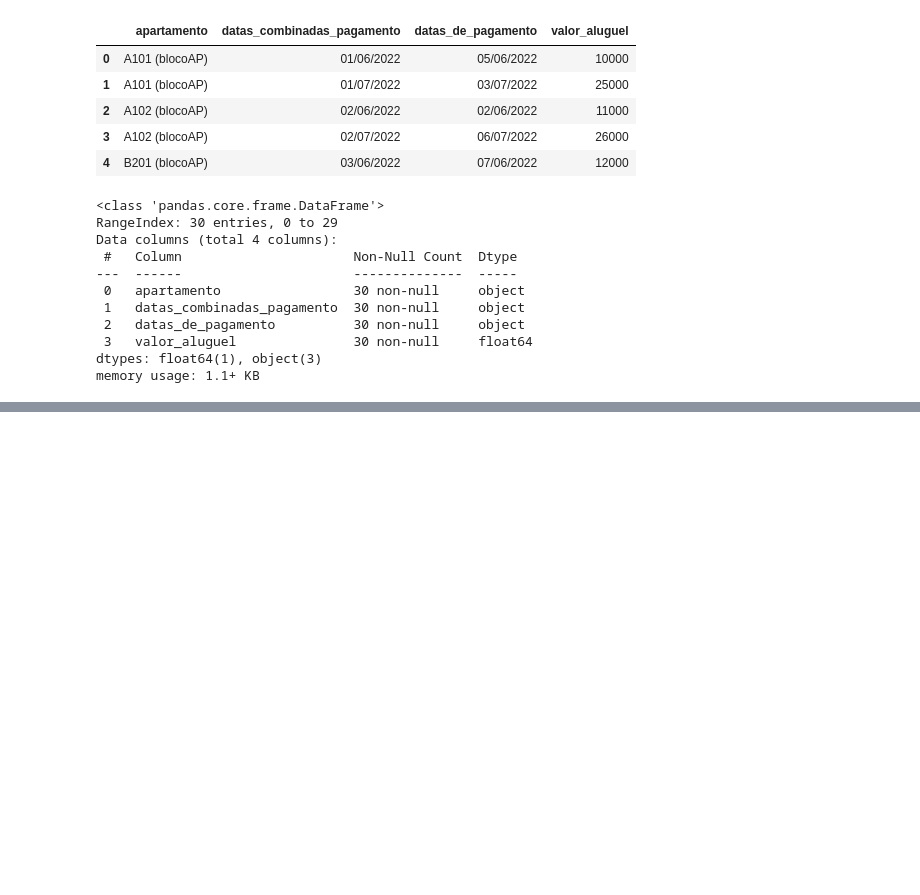
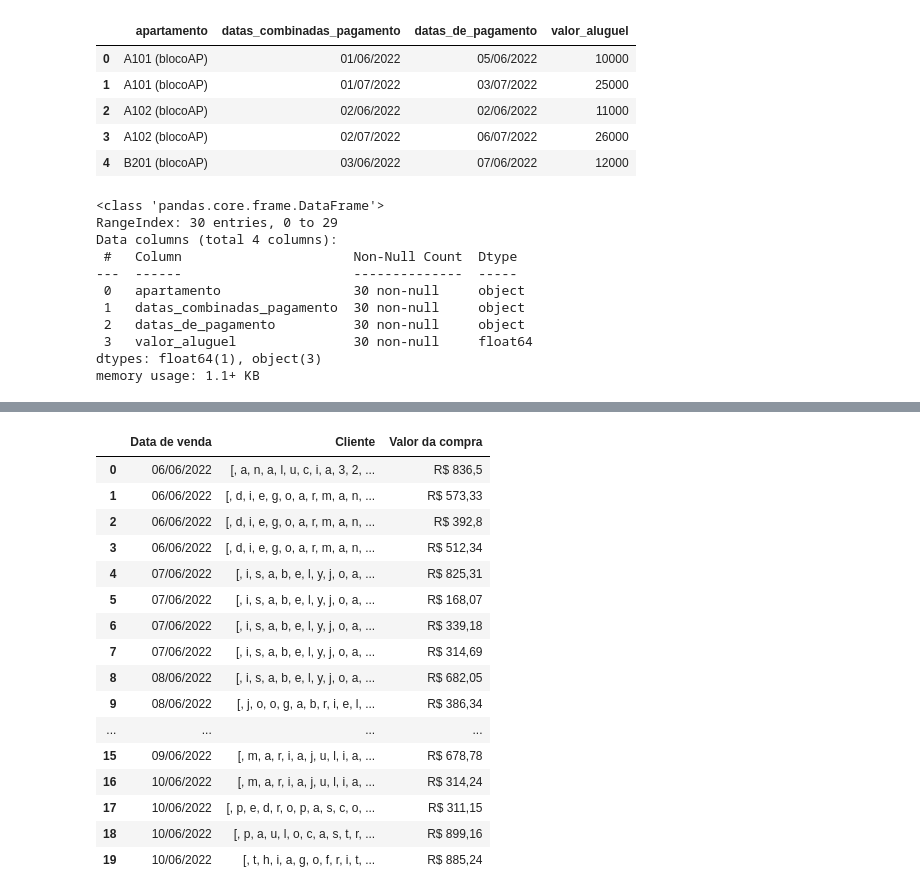
Before and after one commit to Starleen1996/Pandas-E-S, a Jupyter notebook: Tratamiento_Manipulacion_Datos.ipynb, the cells around one changed output, grey strips where cells are left out. Saved outputs shown, nothing was run; the diff lists cells and outputs as text; code cells hidden in the pictures; blank space fills up the shorter version.

```diff
--- a/Tratamiento_Manipulacion_Datos.ipynb
+++ b/Tratamiento_Manipulacion_Datos.ipynb
@@ -246,0 +349,20 @@ memory usage: 1.1+ KB
+# %%
+datos_2
+# %% [output]
+|  | Data de venda | Cliente | Valor da compra |
+| 0 | 06/06/2022 | [, a, n, a, l, u, c, i, a, 3, 2, ... | R$ 836,5 |
+| 1 | 06/06/2022 | [, d, i, e, g, o, a, r, m, a, n, ... | R$ 573,33 |
+| 2 | 06/06/2022 | [, d, i, e, g, o, a, r, m, a, n, ... | R$ 392,8 |
+| 3 | 06/06/2022 | [, d, i, e, g, o, a, r, m, a, n, ... | R$ 512,34 |
+| 4 | 07/06/2022 | [, i, s, a, b, e, l, y, j, o, a, ... | R$ 825,31 |
+| 5 | 07/06/2022 | [, i, s, a, b, e, l, y, j, o, a, ... | R$ 168,07 |
+| 6 | 07/06/2022 | [, i, s, a, b, e, l, y, j, o, a, ... | R$ 339,18 |
+| 7 | 07/06/2022 | [, i, s, a, b, e, l, y, j, o, a, ... | R$ 314,69 |
+| 8 | 08/06/2022 | [, i, s, a, b, e, l, y, j, o, a, ... | R$ 682,05 |
+| 9 | 08/06/2022 | [, j, o, o, g, a, b, r, i, e, l, ... | R$ 386,34 |
+| ... | ... | ... | ... |
+| 15 | 09/06/2022 | [, m, a, r, i, a, j, u, l, i, a, ... | R$ 678,78 |
+| 16 | 10/06/2022 | [, m, a, r, i, a, j, u, l, i, a, ... | R$ 314,24 |
+| 17 | 10/06/2022 | [, p, e, d, r, o, p, a, s, c, o, ... | R$ 311,15 |
+| 18 | 10/06/2022 | [, p, a, u, l, o, c, a, s, t, r, ... | R$ 899,16 |
+| 19 | 10/06/2022 | [, t, h, i, a, g, o, f, r, i, t, ... | R$ 885,24 |
```
Also changed, not shown: parts of 16 cells of this notebook.
